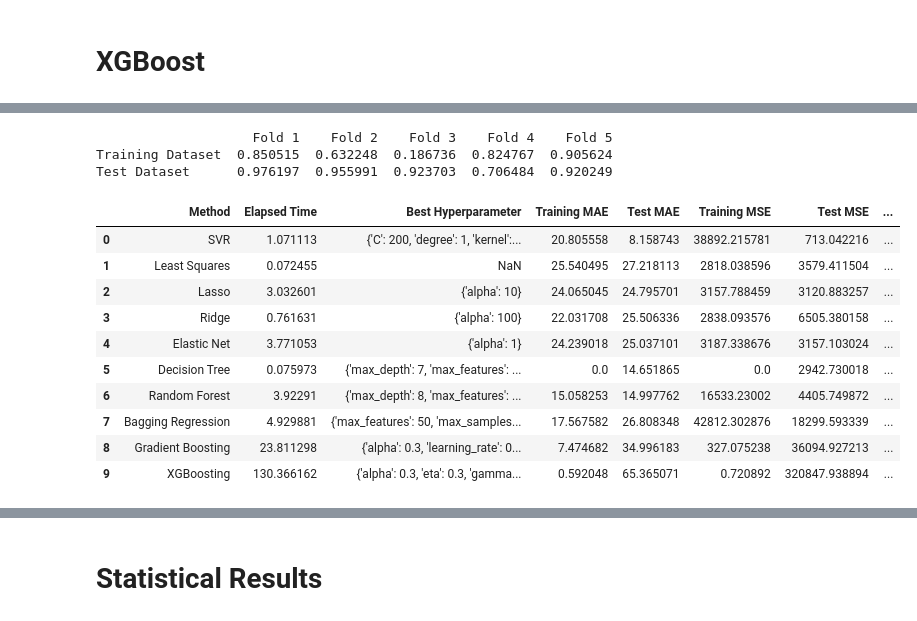
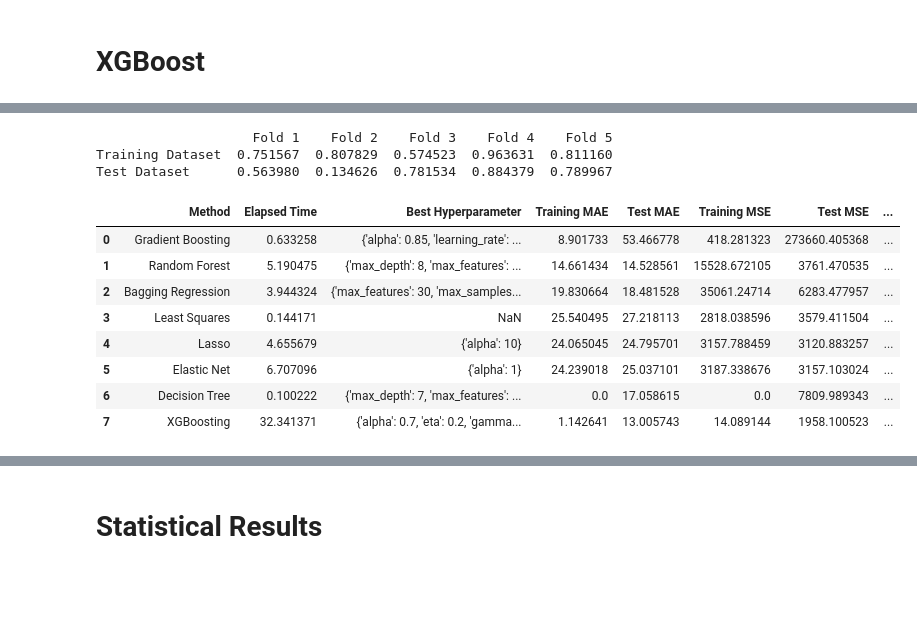
Before and after one commit to Ay0d/Machine-Learning, a Jupyter notebook: seattle-co2-totalghgemissions-2016.ipynb, the cells around one changed output, grey strips where cells are left out. Saved outputs shown, nothing was run; the diff lists cells and outputs as text; code cells hidden in the pictures; blank space fills up the shorter version.

```diff
--- a/seattle-co2-totalghgemissions-2016.ipynb
+++ b/seattle-co2-totalghgemissions-2016.ipynb
@@ -1160,7 +911,7 @@ import xgboost as xgb
 import xgboost as XGBRegressor
 
 # split our dataset for prediction
-X_train, X_test, y_train, y_test = train_test_split(X, y, test_size=0.3)
+X_train, X_test, y_train, y_test = train_test_split(X, y, test_size=0.3, random_state=20)
 
 # start timer
 t1_start = process_time()
@@ -1169,13 +920,15 @@ t1_start = process_time()
 xg_boosting = xgb.XGBRegressor()
 
 # define values for hyperparameters
-eta = [0.3, 0.7]
-alpha = [0.3, 0.7]
-gamma = [0, 1]
-
+eta = [0.2]
+alpha = [0.7]
+gamma = [3]
+max_depth = [12]
+max_leaves = [4]
+min_child_weight = [3]
 
 # Create the random grid
-xgboosting_grid = {'eta': eta, 'alpha': alpha, 'gamma': gamma}
+xgboosting_grid = {'eta': eta, 'alpha': alpha, 'gamma': gamma, 'max_depth':max_depth, 'max_leaves':max_leaves, 'min_child_weight':min_child_weight}
 
 # cross validation to tune hyperparameter
 xg_boosting = GridSearchCV(xg_boosting, param_grid = xgboosting_grid, cv=KFold(n_splits=5,shuffle=True))
@@ -1229,23 +982,21 @@ cv_xg_boosting_results.columns = ['Fold 1', 'Fold 2', 'Fold 3', 'Fold 4', 'Fold
 print(cv_xg_boosting_results)
 # %% [output]
                     Fold 1    Fold 2    Fold 3    Fold 4    Fold 5
-Training Dataset  0.850515  0.632248  0.186736  0.824767  0.905624
-Test Dataset      0.976197  0.955991  0.923703  0.706484  0.920249
+Training Dataset  0.751567  0.807829  0.574523  0.963631  0.811160
+Test Dataset      0.563980  0.134626  0.781534  0.884379  0.789967
 # %%
 pd.set_option("display.max_colwidth", -1) # display the whole cell for best hyperparameter column
 xg_boosting_results = pd.DataFrame(['XGBoosting', xg_boosting_time, g_xgboosting_param, xg_boosting_train_mae, xg_boosting_test_mae, xg_boosting_train_mse, xg_boosting_test_mse, xg_boosting_train_rmse, xg_boosting_test_rmse, xg_boosting_train_r2, xg_boosting_test_r2]).transpose()
 xg_boosting_results.columns = ['Method', 'Elapsed Time', 'Best Hyperparameter', 'Training MAE', 'Test MAE', 'Training MSE', 'Test MSE', 'Training RMSE', 'Test RMSE', 'Training R2', 'Test R2']
-results = pd.concat([svr_results, lr_results, lasso_results, ridge_results, elastic_results, decision_tree_results, rf_results, reg_bagging_results, grad_boosting_results, xg_boosting_results], axis = 0).reset_index().drop(columns='index')
+results = pd.concat([grad_boosting_results, rf_results, reg_bagging_results, lr_results, lasso_results, elastic_results, decision_tree_results, xg_boosting_results], axis = 0).reset_index().drop(columns='index')
 results
 # %% [output]
 |  | Method | Elapsed Time | Best Hyperparameter | Training MAE | Test MAE | Training MSE | Test MSE | ... |
-| 0 | SVR | 1.071113 | {'C': 200, 'degree': 1, 'kernel':... | 20.805558 | 8.158743 | 38892.215781 | 713.042216 | ... |
-| 1 | Least Squares | 0.072455 | NaN | 25.540495 | 27.218113 | 2818.038596 | 3579.411504 | ... |
-| 2 | Lasso | 3.032601 | {'alpha': 10} | 24.065045 | 24.795701 | 3157.788459 | 3120.883257 | ... |
-| 3 | Ridge | 0.761631 | {'alpha': 100} | 22.031708 | 25.506336 | 2838.093576 | 6505.380158 | ... |
-| 4 | Elastic Net | 3.771053 | {'alpha': 1} | 24.239018 | 25.037101 | 3187.338676 | 3157.103024 | ... |
-| 5 | Decision Tree | 0.075973 | {'max_depth': 7, 'max_features': ... | 0.0 | 14.651865 | 0.0 | 2942.730018 | ... |
-| 6 | Random Forest | 3.92291 | {'max_depth': 8, 'max_features': ... | 15.058253 | 14.997762 | 16533.23002 | 4405.749872 | ... |
-| 7 | Bagging Regression | 4.929881 | {'max_features': 50, 'max_samples... | 17.567582 | 26.808348 | 42812.302876 | 18299.593339 | ... |
-| 8 | Gradient Boosting | 23.811298 | {'alpha': 0.3, 'learning_rate': 0... | 7.474682 | 34.996183 | 327.075238 | 36094.927213 | ... |
-| 9 | XGBoosting | 130.366162 | {'alpha': 0.3, 'eta': 0.3, 'gamma... | 0.592048 | 65.365071 | 0.720892 | 320847.938894 | ... |
+| 0 | Gradient Boosting | 0.633258 | {'alpha': 0.85, 'learning_rate': ... | 8.901733 | 53.466778 | 418.281323 | 273660.405368 | ... |
+| 1 | Random Forest | 5.190475 | {'max_depth': 8, 'max_features': ... | 14.661434 | 14.528561 | 15528.672105 | 3761.470535 | ... |
+| 2 | Bagging Regression | 3.944324 | {'max_features': 30, 'max_samples... | 19.830664 | 18.481528 | 35061.24714 | 6283.477957 | ... |
+| 3 | Least Squares | 0.144171 | NaN | 25.540495 | 27.218113 | 2818.038596 | 3579.411504 | ... |
+| 4 | Lasso | 4.655679 | {'alpha': 10} | 24.065045 | 24.795701 | 3157.788459 | 3120.883257 | ... |
+| 5 | Elastic Net | 6.707096 | {'alpha': 1} | 24.239018 | 25.037101 | 3187.338676 | 3157.103024 | ... |
+| 6 | Decision Tree | 0.100222 | {'max_depth': 7, 'max_features': ... | 0.0 | 17.058615 | 0.0 | 7809.989343 | ... |
+| 7 | XGBoosting | 32.341371 | {'alpha': 0.7, 'eta': 0.2, 'gamma... | 1.142641 | 13.005743 | 14.089144 | 1958.100523 | ... |
```
Also changed, not shown: parts of 77 cells of this notebook.
